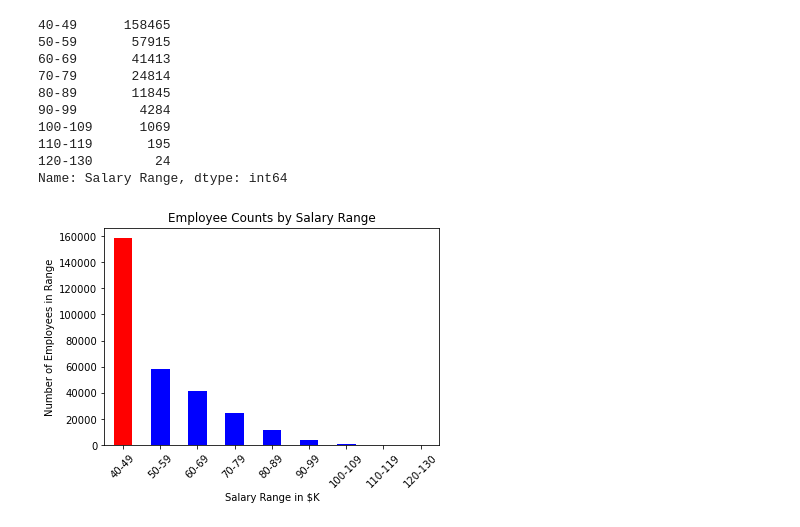
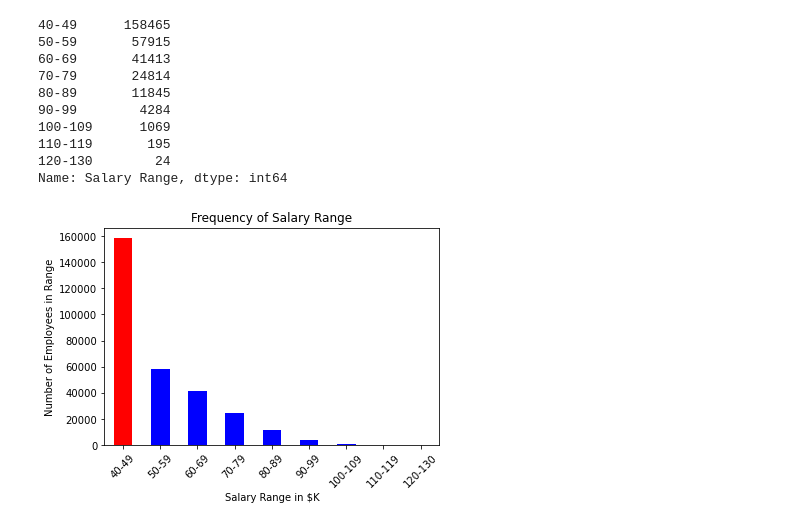
Before and after one commit to lmodenbach/sql-challenge, a Jupyter notebook: EmployeeSQL/dataVisualizations-checkpoint.ipynb, the cells around one changed output. Cells and saved outputs as stored; diff of their text form; code cells hidden in the pictures.

Commit message:
close to finishing histogram, checkpoint

```diff
--- a/EmployeeSQL/dataVisualizations-checkpoint.ipynb
+++ b/EmployeeSQL/dataVisualizations-checkpoint.ipynb
@@ -95,6 +95,6 @@ salaries_counts
 120-130        24
 Name: Salary Range, dtype: int64
 # %%
-bar_chart = salaries_counts.plot.bar(color=['red', 'blue', 'blue', 'blue', 'blue', 'blue', 'blue', 'blue', 'blue'] , title='Employee Counts by Salary Range', xlabel='Salary Range in $K', ylabel='Number of Employees in Range', rot=45)
+bar_chart = salaries_counts.plot.bar(color=['red', 'blue', 'blue', 'blue', 'blue', 'blue', 'blue', 'blue', 'blue'] , title='Frequency of Salary Range', xlabel='Salary Range in $K', ylabel='Number of Employees in Range', rot=45)
 # %% [output]
-[figure, old version]
+[figure, new version]
```
Also changed, not shown: parts of 3 cells of this notebook.
